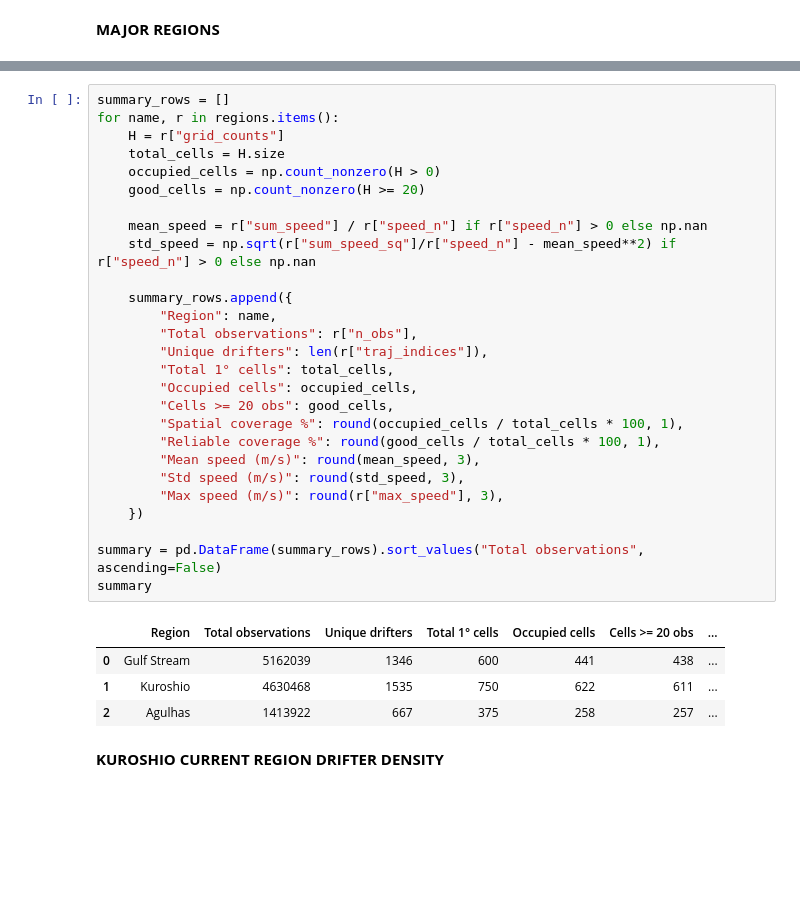
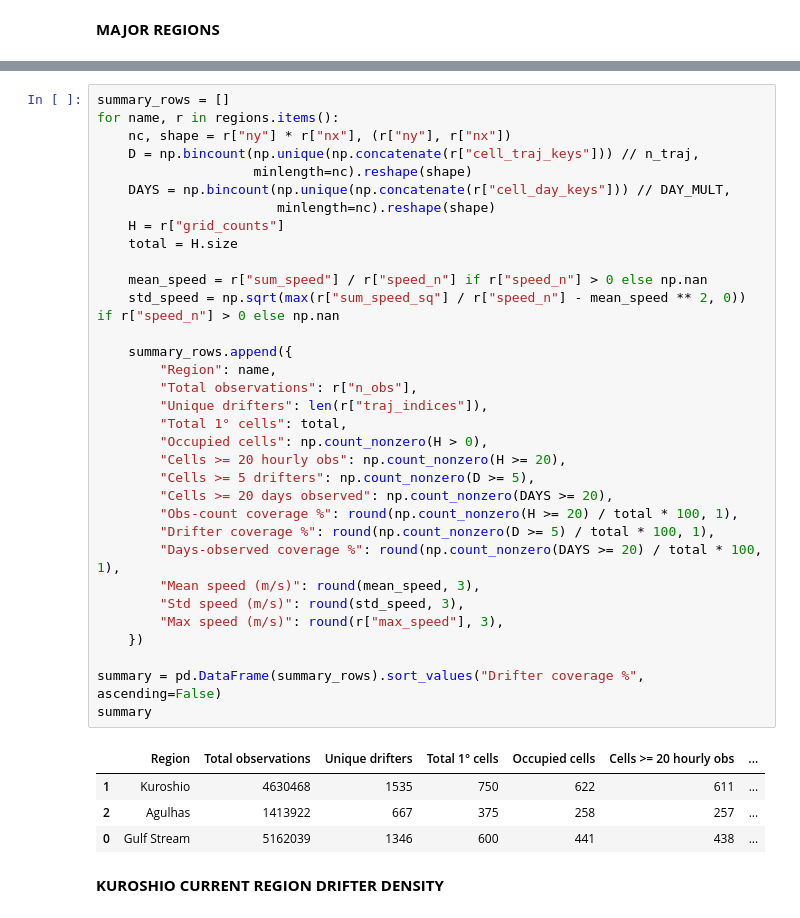
Before and after one commit to sean-25/2026-DATA3001-G6-Global-Drifter-Project, a Jupyter notebook: src/initialEDA.ipynb, the cells around one changed output, grey strips where cells are left out. Saved outputs shown, nothing was run; the diff lists cells and outputs as text; blank space fills up the shorter version.

```diff
--- a/src/initialEDA.ipynb
+++ b/src/initialEDA.ipynb
@@ -245,35 +255,41 @@ SCAN FINISHED
 # %%
 summary_rows = []
 for name, r in regions.items():
+    nc, shape = r["ny"] * r["nx"], (r["ny"], r["nx"])
+    D = np.bincount(np.unique(np.concatenate(r["cell_traj_keys"])) // n_traj,
+                    minlength=nc).reshape(shape)
+    DAYS = np.bincount(np.unique(np.concatenate(r["cell_day_keys"])) // DAY_MULT,
+                       minlength=nc).reshape(shape)
     H = r["grid_counts"]
-    total_cells = H.size
-    occupied_cells = np.count_nonzero(H > 0)
-    good_cells = np.count_nonzero(H >= 20)
+    total = H.size
 
     mean_speed = r["sum_speed"] / r["speed_n"] if r["speed_n"] > 0 else np.nan
-    std_speed = np.sqrt(r["sum_speed_sq"]/r["speed_n"] - mean_speed**2) if r["speed_n"] > 0 else np.nan
+    std_speed = np.sqrt(max(r["sum_speed_sq"] / r["speed_n"] - mean_speed ** 2, 0)) if r["speed_n"] > 0 else np.nan
 
     summary_rows.append({
         "Region": name,
         "Total observations": r["n_obs"],
         "Unique drifters": len(r["traj_indices"]),
-        "Total 1° cells": total_cells,
-        "Occupied cells": occupied_cells,
-        "Cells >= 20 obs": good_cells,
-        "Spatial coverage %": round(occupied_cells / total_cells * 100, 1),
-        "Reliable coverage %": round(good_cells / total_cells * 100, 1),
+        "Total 1° cells": total,
+        "Occupied cells": np.count_nonzero(H > 0),
+        "Cells >= 20 hourly obs": np.count_nonzero(H >= 20),
+        "Cells >= 5 drifters": np.count_nonzero(D >= 5),
+        "Cells >= 20 days observed": np.count_nonzero(DAYS >= 20),
+        "Obs-count coverage %": round(np.count_nonzero(H >= 20) / total * 100, 1),
+        "Drifter coverage %": round(np.count_nonzero(D >= 5) / total * 100, 1),
+        "Days-observed coverage %": round(np.count_nonzero(DAYS >= 20) / total * 100, 1),
         "Mean speed (m/s)": round(mean_speed, 3),
         "Std speed (m/s)": round(std_speed, 3),
         "Max speed (m/s)": round(r["max_speed"], 3),
     })
 
-summary = pd.DataFrame(summary_rows).sort_values("Total observations", ascending=False)
+summary = pd.DataFrame(summary_rows).sort_values("Drifter coverage %", ascending=False)
 summary
 # %% [output]
-|  | Region | Total observations | Unique drifters | Total 1° cells | Occupied cells | Cells >= 20 obs | ... |
-| 0 | Gulf Stream | 5162039 | 1346 | 600 | 441 | 438 | ... |
+|  | Region | Total observations | Unique drifters | Total 1° cells | Occupied cells | Cells >= 20 hourly obs | ... |
 | 1 | Kuroshio | 4630468 | 1535 | 750 | 622 | 611 | ... |
 | 2 | Agulhas | 1413922 | 667 | 375 | 258 | 257 | ... |
+| 0 | Gulf Stream | 5162039 | 1346 | 600 | 441 | 438 | ... |
 # %% [markdown]
 **KUROSHIO CURRENT REGION DRIFTER DENSITY**
 # %%
```
Also changed, not shown: parts of 7 cells of this notebook, 4 other files.
